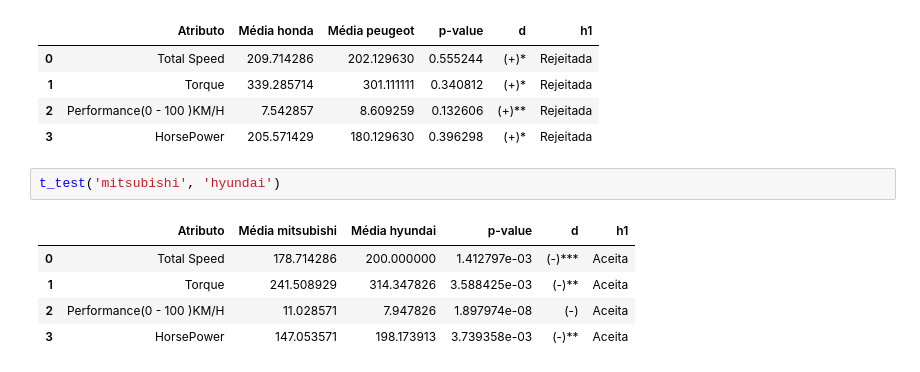
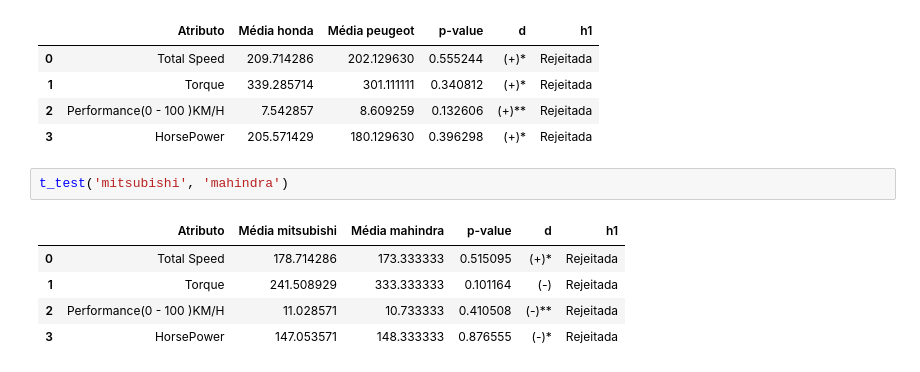
Before and after one commit to KevBoyz/some-python, a Jupyter notebook: Data_Science/Projects/09-cars/stat_cars.ipynb, the cells around one changed output. Drawn from its saved outputs; the diff is of its cells as text.

```diff
--- a/Data_Science/Projects/09-cars/stat_cars.ipynb
+++ b/Data_Science/Projects/09-cars/stat_cars.ipynb
@@ -484,10 +498,10 @@ t_test('honda', 'peugeot')
 | 2 | Performance(0 - 100 )KM/H | 7.542857 | 8.609259 | 0.132606 | (+)** | Rejeitada |
 | 3 | HorsePower | 205.571429 | 180.129630 | 0.396298 | (+)* | Rejeitada |
 # %%
-t_test('mitsubishi', 'hyundai')
+t_test('mitsubishi', 'mahindra')
 # %% [output]
-|  | Atributo | Média mitsubishi | Média hyundai | p-value | d | h1 |
-| 0 | Total Speed | 178.714286 | 200.000000 | 1.412797e-03 | (-)*** | Aceita |
-| 1 | Torque | 241.508929 | 314.347826 | 3.588425e-03 | (-)** | Aceita |
-| 2 | Performance(0 - 100 )KM/H | 11.028571 | 7.947826 | 1.897974e-08 | (-) | Aceita |
-| 3 | HorsePower | 147.053571 | 198.173913 | 3.739358e-03 | (-)** | Aceita |
+|  | Atributo | Média mitsubishi | Média mahindra | p-value | d | h1 |
+| 0 | Total Speed | 178.714286 | 173.333333 | 0.515095 | (+)* | Rejeitada |
+| 1 | Torque | 241.508929 | 333.333333 | 0.101164 | (-) | Rejeitada |
+| 2 | Performance(0 - 100 )KM/H | 11.028571 | 10.733333 | 0.410508 | (-)** | Rejeitada |
+| 3 | HorsePower | 147.053571 | 148.333333 | 0.876555 | (-)* | Rejeitada |
```
Also changed, not shown: parts of 6 cells of this notebook, 1 other file.
